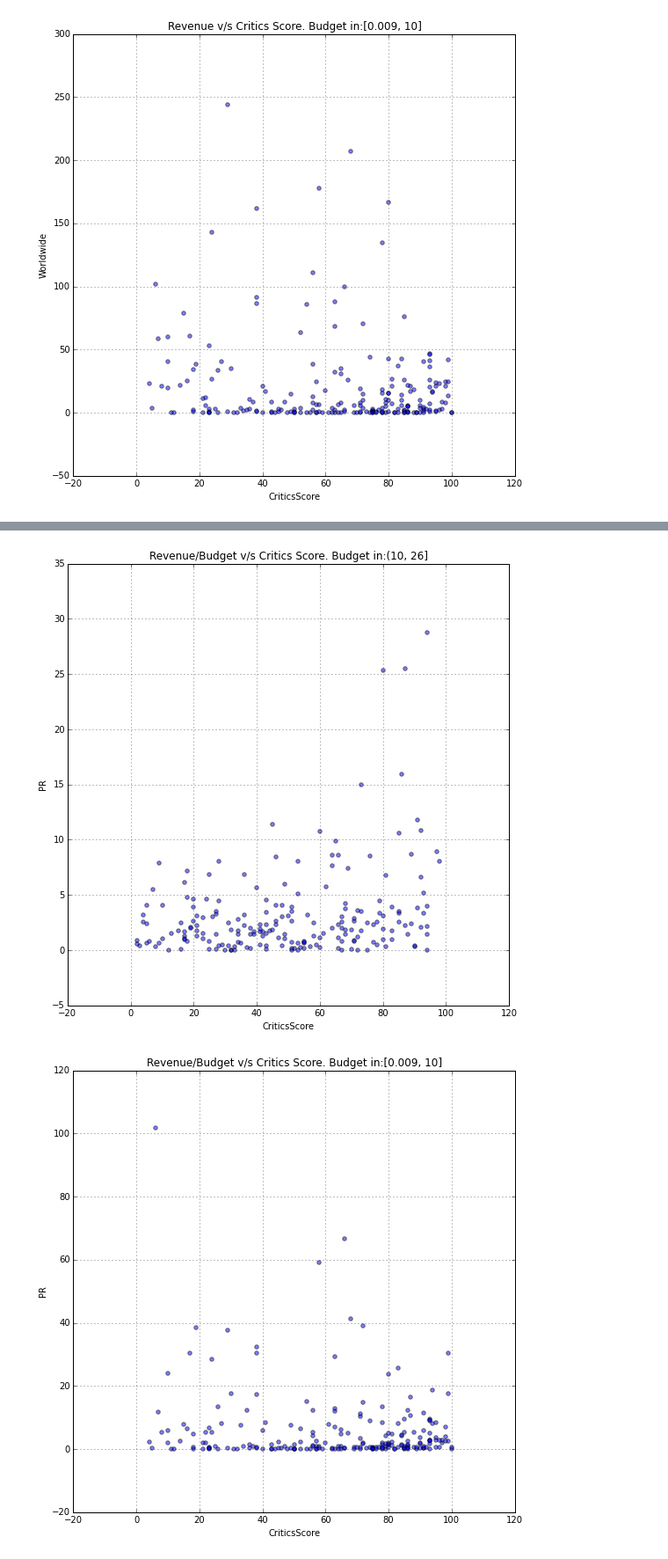
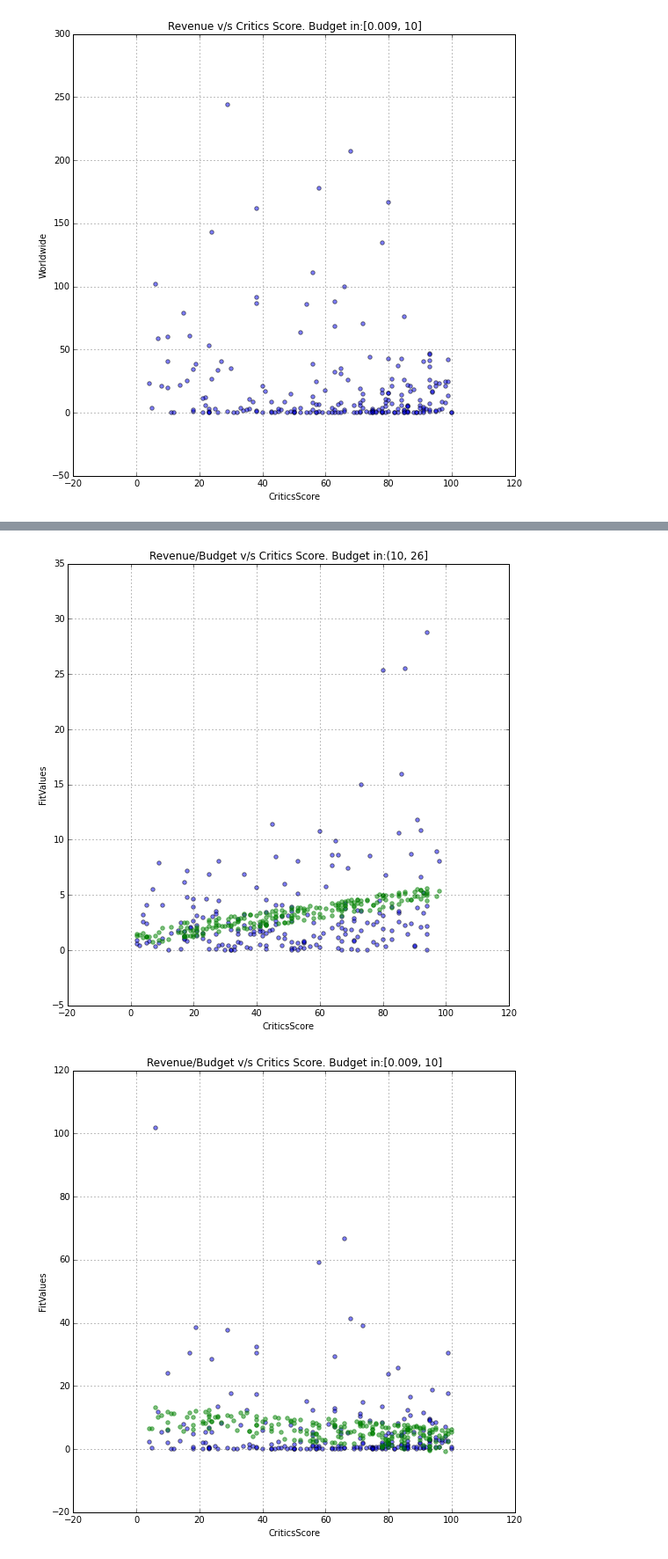
Before and after one commit to x75093/cs209-project, a Jupyter notebook: regression_analysis.ipynb, the cells around one changed output, grey strips where cells are left out. Shown at 88% size. Saved outputs shown, nothing was run; the diff lists cells and outputs as text; code cells hidden in the pictures.

```diff
--- a/regression_analysis.ipynb
+++ b/regression_analysis.ipynb
@@ -90,12 +90,14 @@ Kurtosis:                      15.038   Cond. No.                         213.
 data3["BudgetQ"] = pd.qcut(data3["Budget"],np.linspace(0.,1.,5))
 for i in pd.unique(data3["BudgetQ"]):
     data4 = data3[data3["BudgetQ"] == i]
-    y, X = dmatrices("PR ~ Budget + CriticsScore + AudScore", data=data4, return_type="dataframe")
+    y, X = dmatrices("PR ~ Budget + CriticsScore", data=data4, return_type="dataframe")
     model = sm.OLS(y, X)
     res = model.fit()
+    data4["FitValues"] = res.fittedvalues
     print "Budget between",i
     print res.summary()
-    data4.plot("CriticsScore","PR",kind="Scatter",alpha=0.5,title="Revenue/Budget v/s Critics Score. Budget in:" + str(i),figsize=(9,9))
+    ax = data4.plot("CriticsScore","PR",kind="Scatter",alpha=0.5,title="Revenue/Budget v/s Critics Score. Budget in:" + str(i),figsize=(9,9))
+    data4.plot("CriticsScore","FitValues",alpha=0.5,color="green",ax=ax,kind="Scatter",)
 # %% [output]
 Budget between (60, 275]
                             OLS Regression Results
@@ -119,2 +121,2 @@ Kurtosis:                      23.938   Cond. No.                         213.
-[figure, old version]
+[figure, new version]
-[figure, old version]
+[figure, new version]
```
Also changed, not shown: parts of 5 cells of this notebook.
